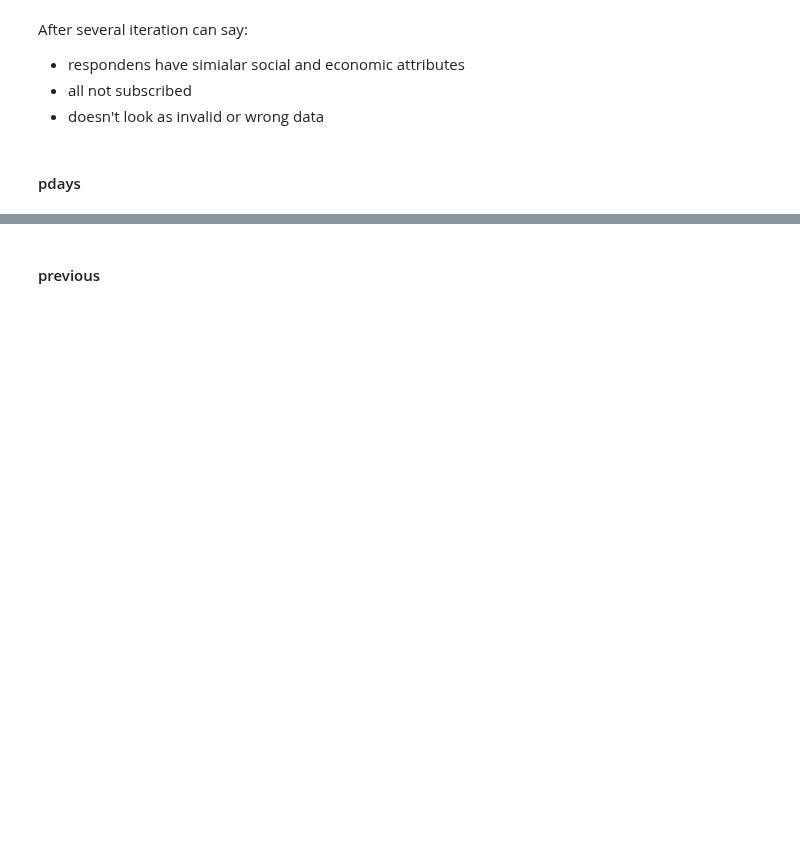
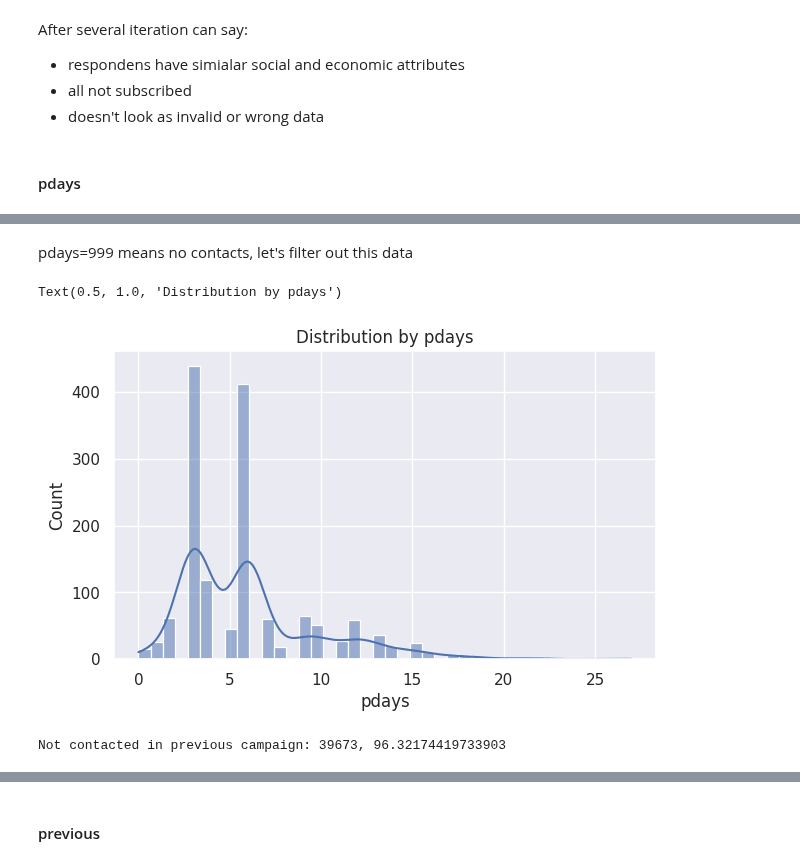
Before and after one commit to dmytrovelychko/rd_ds_python, a Jupyter notebook: cw.ipynb, the cells around one changed output, grey strips where cells are left out. Cells and saved outputs as stored; diff of their text form; code cells hidden in the pictures; blank space fills up the shorter version.

```diff
--- a/cw.ipynb
+++ b/cw.ipynb
@@ -295,0 +303,16 @@ After several iteration can say:
+# %% [markdown]
+pdays=999 means no contacts, let's filter out this data
+# %%
+df_pdays_neq_999 = df[df['pdays'] < 999]
+plt.figure(figsize=(7,4))
+sns.histplot(df_pdays_neq_999['pdays'], bins=40, kde=True)
+plt.title('Distribution by pdays')
+# %% [output]
+Text(0.5, 1.0, 'Distribution by pdays')
+[figure, added]
+# %%
+count_pdays_neq_999 = df_pdays_neq_999.shape[0]
+count_pdays_eq_999 = df[df['pdays'] == 999].shape[0]
+print(f"Not contacted in previous campaign: {count_pdays_eq_999}, {count_pdays_eq_999/df.shape[0]*100}")
+# %% [output]
+Not contacted in previous campaign: 39673, 96.32174419733903
```
Also changed, not shown: parts of 3 cells of this notebook.
